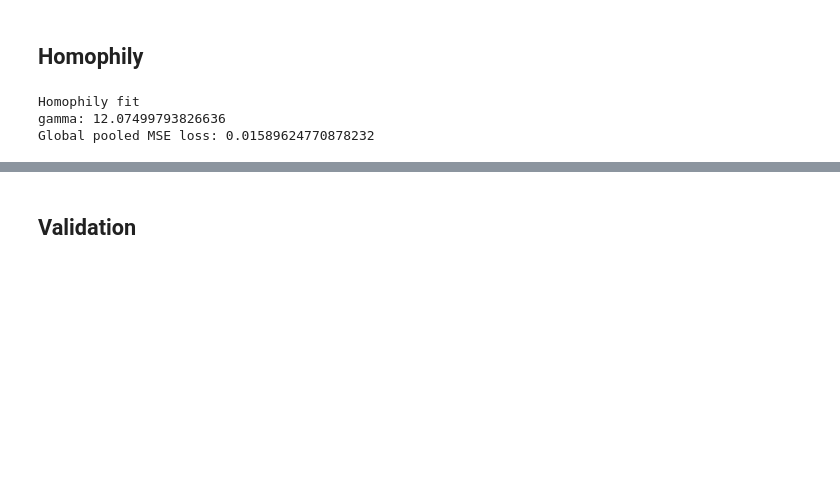
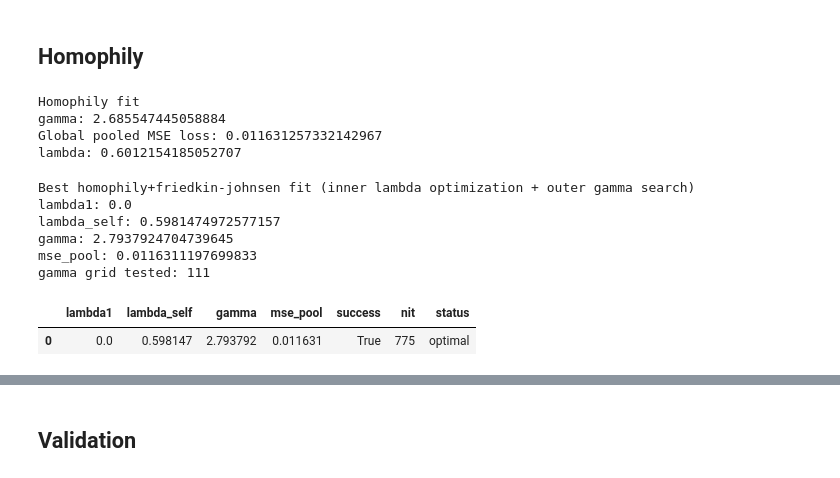
Before and after one commit to samuelLi05/llm-network, a Jupyter notebook: modeling/models/opinion_fitting.ipynb, the cells around one changed output, grey strips where cells are left out. Drawn from its saved outputs; the diff is of its cells as text; code cells hidden in the pictures; blank space fills up the shorter version.

```diff
--- a/modeling/models/opinion_fitting.ipynb
+++ b/modeling/models/opinion_fitting.ipynb
@@ -149,14 +181,58 @@ mean=0.330, median=0.333, min=0.000, max=0.600, total_slices=620
 HOMOPHILY = fit_homophily(RUN_TRAJ, RUN_NEIGHBORS, gamma0=1.0)
 HOMOPHILY_A = HOMOPHILY['Abar']
 HOMOPHILY_GAMMA = HOMOPHILY['gamma']
+HOMOPHILY_LAMBDA = HOMOPHILY["lambda"]
 
 print('Homophily fit')
 print('gamma:', HOMOPHILY_GAMMA)
 print('Global pooled MSE loss:', HOMOPHILY['mse_pool'])
+print('lambda:', HOMOPHILY_LAMBDA)
 # %% [output]
 Homophily fit
-gamma: 12.07499793826636
-Global pooled MSE loss: 0.01589624770878232
+gamma: 2.685547445058884
+Global pooled MSE loss: 0.011631257332142967
+lambda: 0.6012154185052707
+# %%
+BEST_HOMO_FJ = fit_homophily_friedkin_johnsen(
+    RUN_TRAJ,
+    RUN_NEIGHBORS,
+    gamma0=HOMOPHILY_GAMMA
+)
+
+homo_fj_rows = [{
+    "lambda1": BEST_HOMO_FJ["lambda1"],
+    "lambda_self":BEST_HOMO_FJ["lambda_self"],
+    "gamma": BEST_HOMO_FJ["gamma"],
+    "mse_pool": BEST_HOMO_FJ["mse_pool"],
+    "success": BEST_HOMO_FJ["success"],
+    "nit": BEST_HOMO_FJ["nit"],
+    "status": BEST_HOMO_FJ["status"],
+}]
+
+HOMO_FJ_LAMBDA_TABLE = pd.DataFrame(homo_fj_rows).sort_values("mse_pool").reset_index(drop=True)
+
+print("Best homophily+friedkin-johnsen fit (inner lambda optimization + outer gamma search)")
+print("lambda1:", BEST_HOMO_FJ["lambda1"])
+print("lambda_self:", BEST_HOMO_FJ["lambda_self"])
+print("gamma:", BEST_HOMO_FJ["gamma"])
+print("mse_pool:", BEST_HOMO_FJ["mse_pool"])
+print("gamma grid tested:", len(BEST_HOMO_FJ.get("gamma_grid", [])))
+
+HOMO_FJ_A = BEST_HOMO_FJ["Abar"]
+HOMO_FJ_GAMMA = BEST_HOMO_FJ["gamma"]
+HOMO_FJ_L1 = BEST_HOMO_FJ["lambda1"]
+HOMO_FJ_LSELF = BEST_HOMO_FJ["lambda_self"]
+
+HOMO_FJ_LAMBDA_TABLE.head(10)
+# %% [output]
+Best homophily+friedkin-johnsen fit (inner lambda optimization + outer gamma search)
+lambda1: 0.0
+lambda_self: 0.5981474972577157
+gamma: 2.7937924704739645
+mse_pool: 0.0116311197699833
+gamma grid tested: 111
+|  | lambda1 | lambda_self | gamma | mse_pool | success | nit | status |
+| 0 | 0.0 | 0.598147 | 2.793792 | 0.011631 | True | 775 | optimal |
 # %%
 BEST_HOMO_STUB = fit_homophily_stubborness(
     RUN_TRAJ,
```
Also changed, not shown: parts of 9 cells of this notebook, 2 other files.
